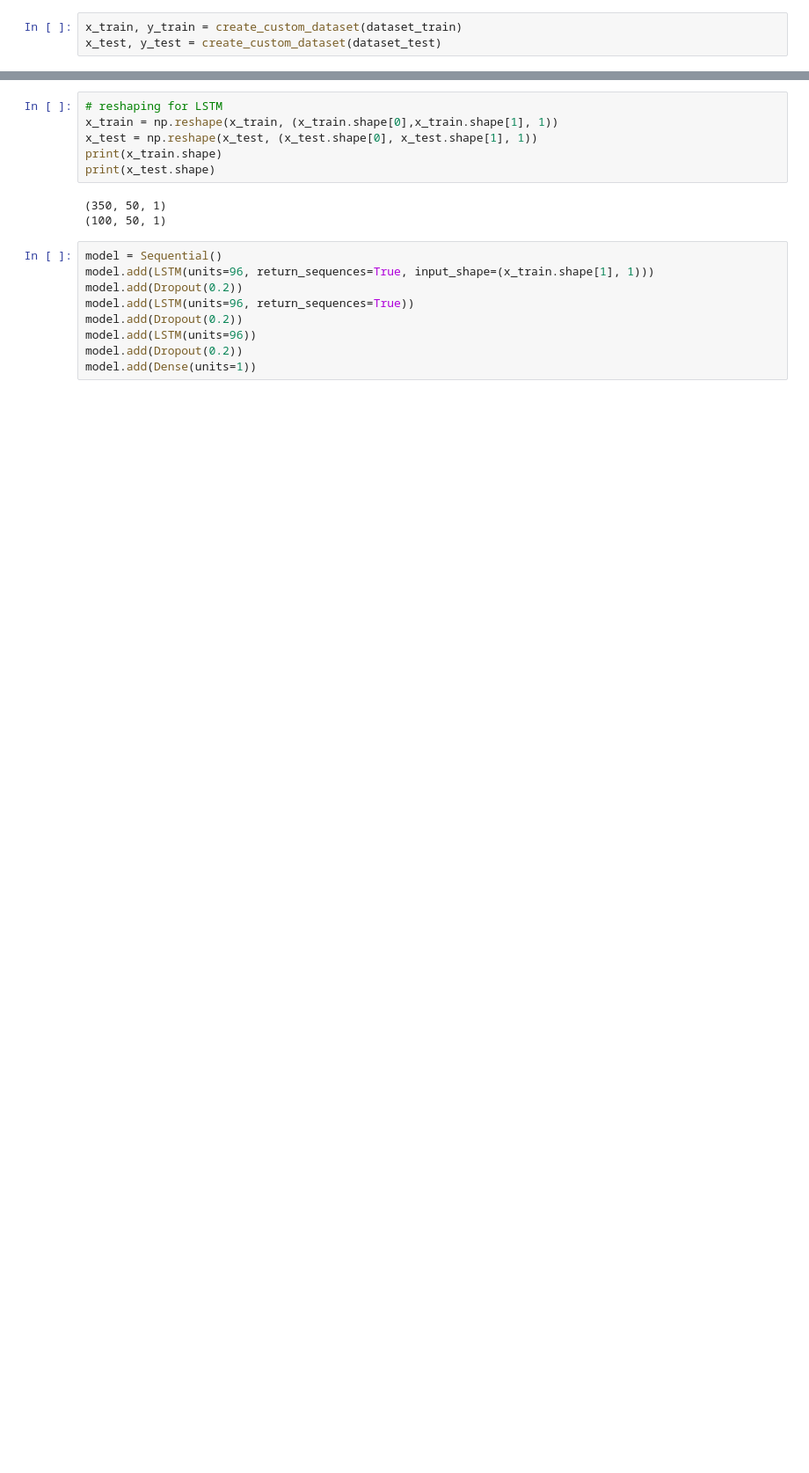
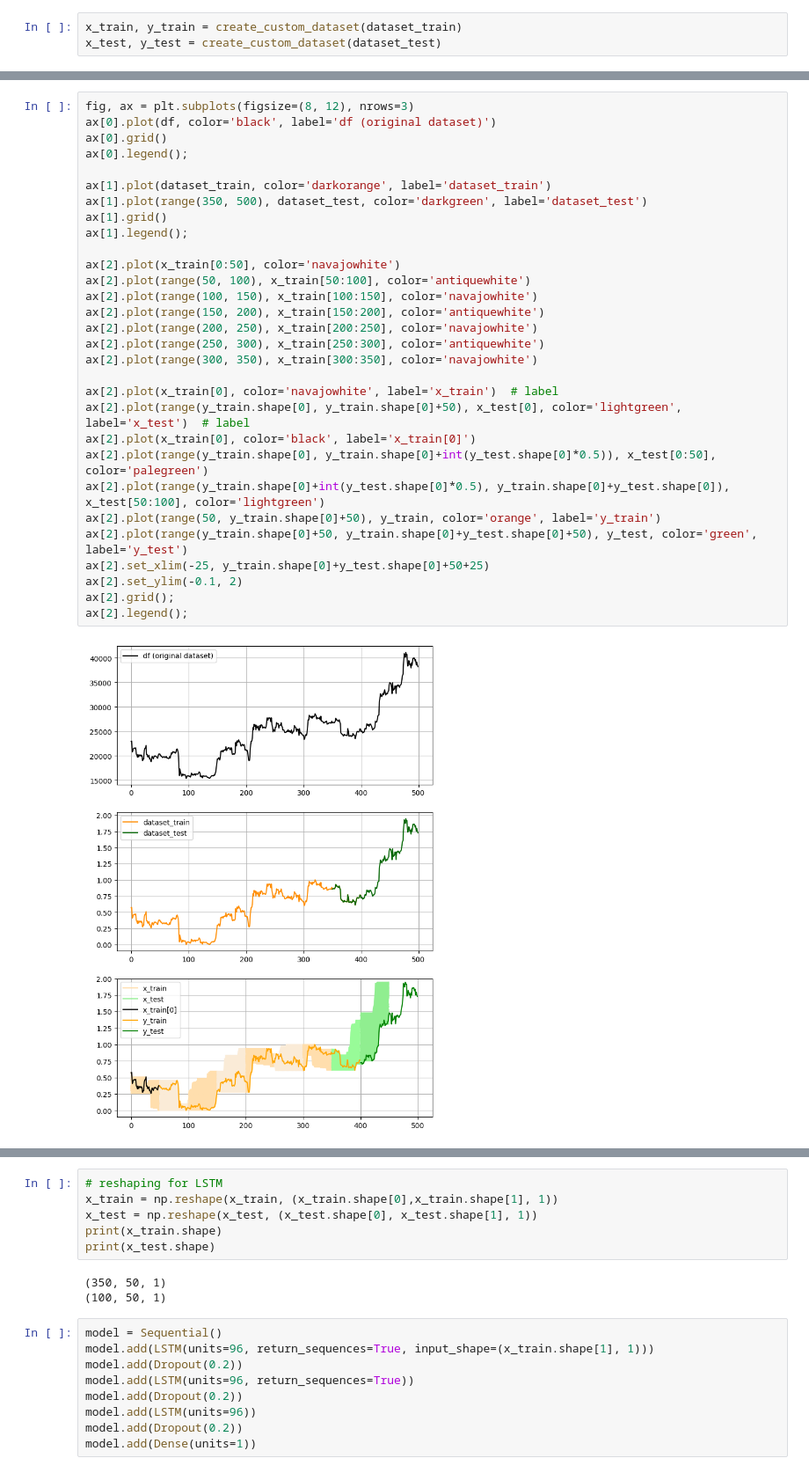
Before and after one commit to bkbugaj/bitcoin-price-prediction, a Jupyter notebook: bitcoin-price-prediction.ipynb, the cells around one changed output, grey strips where cells are left out. Shown: that part at 88% size. Cells and saved outputs as stored; diff of their text form; blank space fills up the shorter version.

```diff
--- a/bitcoin-price-prediction.ipynb
+++ b/bitcoin-price-prediction.ipynb
@@ -94,0 +133,32 @@ x_test, y_test = create_custom_dataset(dataset_test)
+# %%
+fig, ax = plt.subplots(figsize=(8, 12), nrows=3)
+ax[0].plot(df, color='black', label='df (original dataset)')
+ax[0].grid()
+ax[0].legend();
+
+ax[1].plot(dataset_train, color='darkorange', label='dataset_train')
+ax[1].plot(range(350, 500), dataset_test, color='darkgreen', label='dataset_test')
+ax[1].grid()
+ax[1].legend();
+
+ax[2].plot(x_train[0:50], color='navajowhite')
+ax[2].plot(range(50, 100), x_train[50:100], color='antiquewhite')
+ax[2].plot(range(100, 150), x_train[100:150], color='navajowhite')
+ax[2].plot(range(150, 200), x_train[150:200], color='antiquewhite')
+ax[2].plot(range(200, 250), x_train[200:250], color='navajowhite')
+ax[2].plot(range(250, 300), x_train[250:300], color='antiquewhite')
+ax[2].plot(range(300, 350), x_train[300:350], color='navajowhite')
+
+ax[2].plot(x_train[0], color='navajowhite', label='x_train')  # label
+ax[2].plot(range(y_train.shape[0], y_train.shape[0]+50), x_test[0], color='lightgreen', label='x_test')  # label
+ax[2].plot(x_train[0], color='black', label='x_train[0]')
+ax[2].plot(range(y_train.shape[0], y_train.shape[0]+int(y_test.shape[0]*0.5)), x_test[0:50], color='palegreen')
+ax[2].plot(range(y_train.shape[0]+int(y_test.shape[0]*0.5), y_train.shape[0]+y_test.shape[0]), x_test[50:100], color='lightgreen')
+ax[2].plot(range(50, y_train.shape[0]+50), y_train, color='orange', label='y_train')
+ax[2].plot(range(y_train.shape[0]+50, y_train.shape[0]+y_test.shape[0]+50), y_test, color='green', label='y_test')
+ax[2].set_xlim(-25, y_train.shape[0]+y_test.shape[0]+50+25)
+ax[2].set_ylim(-0.1, 2)
+ax[2].grid();
+ax[2].legend();
+# %% [output]
+[figure, added]
```
Also changed, not shown: parts of 20 cells of this notebook.
